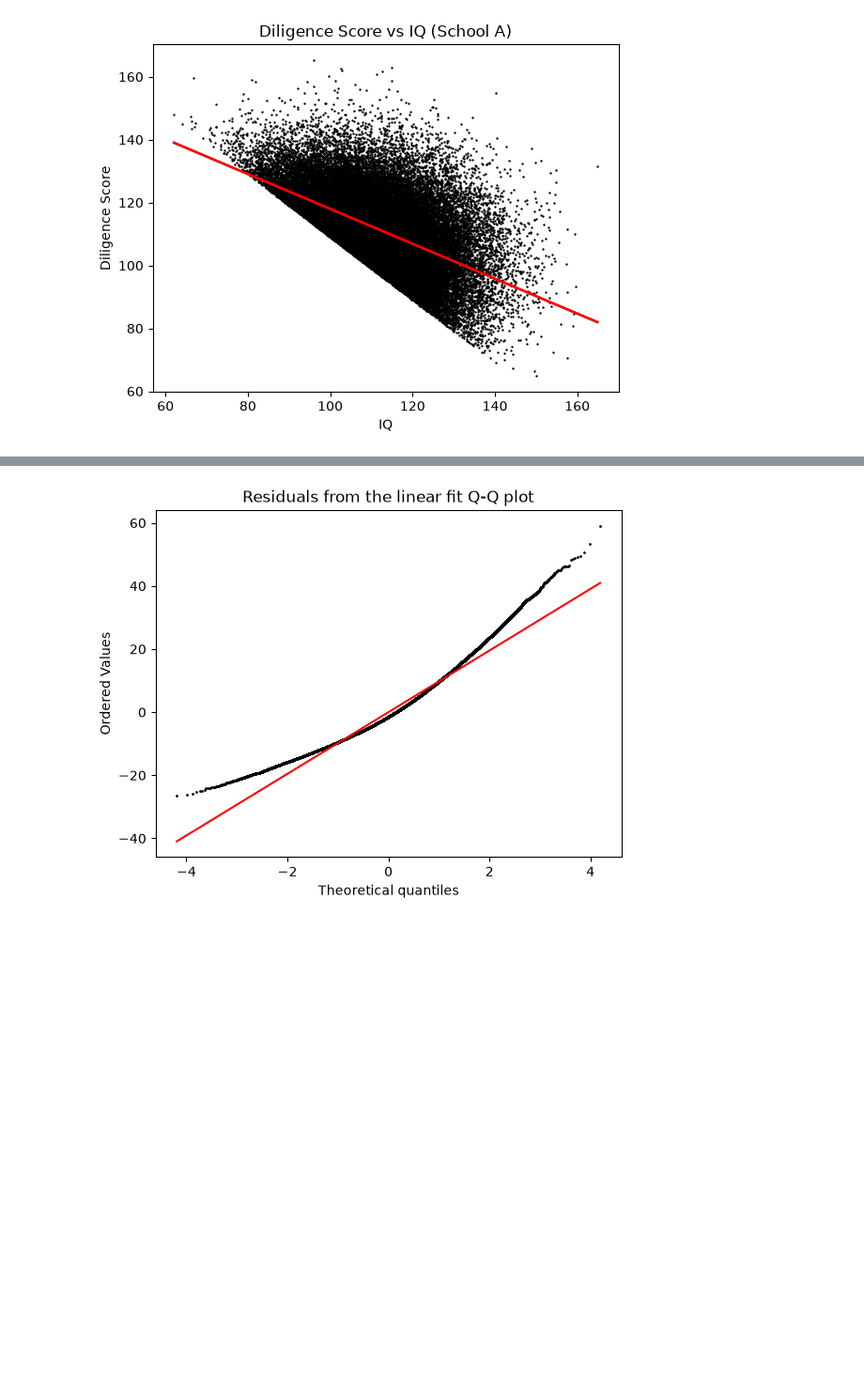
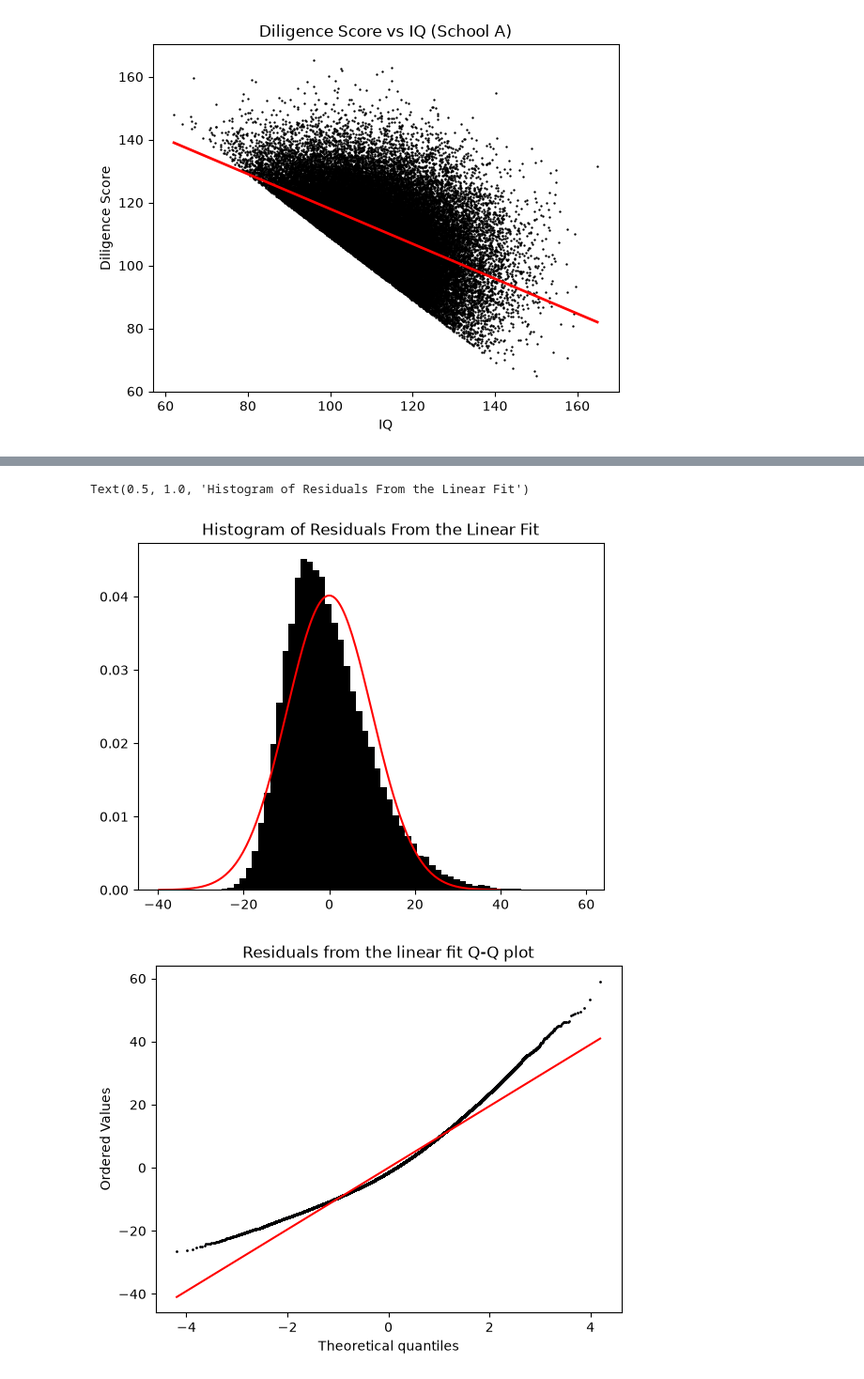
Before and after one commit to uOAlexH/mat3373-shw1, a Jupyter notebook: shortHW1.ipynb, the cells around one changed output, grey strips where cells are left out. Shown at 94% size. Saved outputs shown, nothing was run; the diff lists cells and outputs as text; code cells hidden in the pictures; blank space fills up the shorter version.

Commit message:
Updated residual analysis plots and began work on Part 3

```diff
--- a/shortHW1.ipynb
+++ b/shortHW1.ipynb
@@ -109 +99,19 @@ plt.show()
+# %%
+# Plotting the residuals (with a histogram)
+
+fitted_values = fit.predict(x)
+residuals = y - fitted_values # e_i = yhat_i - y_i
+
+# using the residuals' sample mean and sd for the parameters of the true normal distribution
+mu = np.mean(residuals)
+sigma = np.std(residuals)
+
+grid = np.linspace(mu - 4 * sigma, mu + 4 * sigma, 200)
+
+plt.hist(residuals, bins=60, density=True, color="black")
+plt.plot(grid, stats.norm.pdf(grid, mu, sigma), color="red")
+plt.title("Histogram of Residuals From the Linear Fit")
+# %% [output]
+Text(0.5, 1.0, 'Histogram of Residuals From the Linear Fit')
+[figure, added]
 # %%
```
Also changed, not shown: parts of 29 cells of this notebook.
